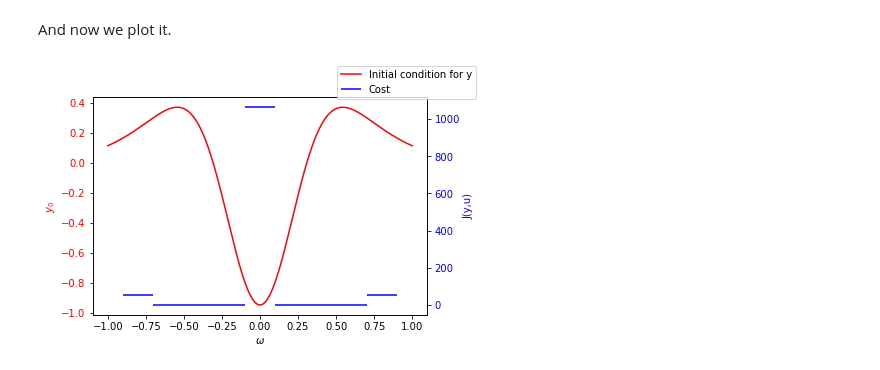
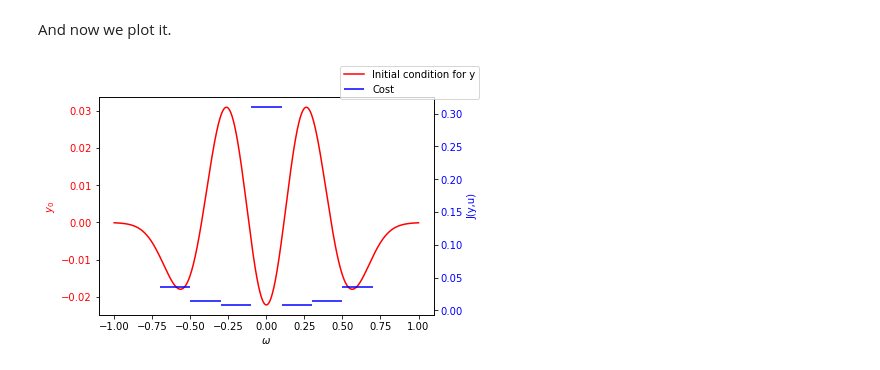
Before and after one commit to lucasmoschen/spectral-fp-opt-control, a Jupyter notebook: notebooks/control_strategies_spectral_solution.ipynb, the cells around one changed output. Saved outputs shown, nothing was run; the diff lists cells and outputs as text; code cells hidden in the pictures.

```diff
--- a/notebooks/control_strategies_spectral_solution.ipynb
+++ b/notebooks/control_strategies_spectral_solution.ipynb
@@ -296,10 +302,23 @@ def estimate_cost(self, n_f, N_t, lim1=None, lim2=None, controlled=True):
         N = self._discretize_N(n_f, lim1, lim2)
         Pi = solve_continuous_are(a=self.A, b=B, q=self.Phi, r=1)
         U = -B.T@Pi
-        y_vec = odeint(func=lambda y,t: self.Phi_inv@(self.A + N * (U@y) + B@U)@y,
-                        #t_span=(0,self.T),
-                        t=np.linspace(0,self.T, N_t+1),
-                        y0=self.y0)
+
+        y_vec = np.zeros((N_t+1, n_f-1))
+        y_vec[0,:] = self.y0
+        sol = ode(lambda t,y: self.Phi_inv@(self.A + N * (U@y) + B@U)@y)
+        sol.set_initial_value(self.y0, 0.0)
+        sol.set_integrator('lsoda')
+        for i in range(1, N_t+1):
+            y_vec[i,:] = sol.integrate(h_t)
+
+        #y_vec = np.zeros((N_t+1, n_f-1))
+        #y_vec[0,:] = self.y0
+        #func = lambda x, a: (self.Phi - h_t*self.A  - h_t*B@U)@x - h_t*(U@x)*(N@x) - self.Phi@a
+        #for i in range(1, N_t+1):
+        #   y_vec[i,:] = newton(func, x0=y_vec[i-1,:], args=(y_vec[i-1,:],), maxiter=1000)
+
+        control = U@y_vec.T
+
     else:
         y_vec = solve_ivp(fun=lambda t,y: self.Phi_inv@self.A@y,
                         t_span=(0,self.T),
@@ -312,16 +331,16 @@ def estimate_cost(self, n_f, N_t, lim1=None, lim2=None, controlled=True):
     cost *= self.T
     cost /= (2*N_t+2)
 
-    return cost
+    return cost, control
 # %% [markdown]
 And now we plot it.
 # %%
 h = 0.2
-omega_values = np.arange(-1+h,1,h)
+omega_values = np.arange(-1+2*h,1-h,h)
 G_func = lambda x: x**2
-p_0 = lambda x: truncnorm(loc=0.0, scale=0.5, a=-2, b=2).pdf(x)
+p_0 = lambda x: 0.5*beta(10,10).pdf(x/2+1/2)
 interval = [-1.0, 1.0]
-parameters = {'v': 0.1, 'T': 100.0, 'p_0': p_0, 'interval': interval}
+parameters = {'v': 0.1, 'T': 10.0, 'p_0': p_0, 'interval': interval}
 cost_values = []
 
 alpha_func = None
@@ -330,32 +349,35 @@ FP_equation.G_x = lambda x: 2*x
 FP_equation.alpha = lambda x: x * (omega - 0.5*h <= x) * (omega + 0.5*h >= x)
 FP_equation.alpha_x = lambda x: 1*(omega - 0.5*h <= x) * (omega + 0.5*h >= x)
 
+controls = []
+
 for omega in tqdm(omega_values):
-    cost = estimate_cost(FP_equation, n_f=15, N_t=10000, lim1=omega-0.5*h, lim2=omega+0.5*h, controlled=True)
+    cost, control = estimate_cost(FP_equation, n_f=15, N_t=100000, lim1=omega-0.5*h, lim2=omega+0.5*h, controlled=True)
     cost_values.append(cost)
+    controls.append(control)
 
 fig, ax1 = plt.subplots()
 
 color = 'red'
 ax1.set_xlabel(r'$\omega$')
 ax1.set_ylabel(r'$y_0$', color=color)
 x = np.linspace(-1,1,1000)
 ax1.plot(x, p_0(x)-FP_equation.p_infty(x),
          label='Initial condition for y', color=color)
 ax1.tick_params(axis='y', labelcolor=color)
 ax2 = ax1.twinx()
 
 color = 'blue'
 ax2.set_ylabel('J(y,u)', color=color)
 for i, omega in tqdm(enumerate(omega_values)):
     if i != 0:
         label = ''
     else:
         label = 'Cost'
     ax2.hlines(cost_values[i], xmin=omega-h/2, xmax=omega+h/2, label=label, color=color)
 ax2.tick_params(axis='y', labelcolor=color)
 
 fig.legend()
 plt.show()
 # %% [output]
-[figure, old version]
+[figure, new version]
```
Also changed, not shown: parts of 5 cells of this notebook, 1 other file.
